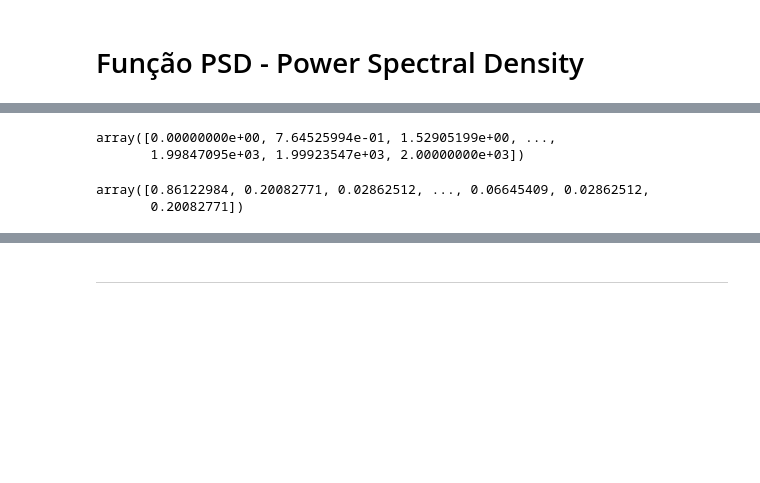
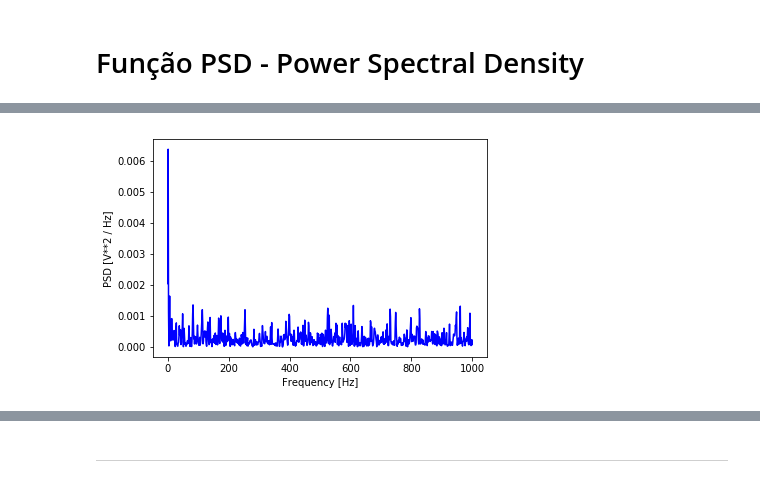
Before and after one commit to Collumbus/PKS_ML, a Jupyter notebook: processing.ipynb, the cells around one changed output, grey strips where cells are left out. Saved outputs shown, nothing was run; the diff lists cells and outputs as text; code cells hidden in the pictures; blank space fills up the shorter version.

```diff
--- a/processing.ipynb
+++ b/processing.ipynb
@@ -196,0 +219,5 @@ def Rms(file_):
+# %%
+c = np.load('preproc/pr06.1.3_fft.npy')
+
+dfn = pd.DataFrame(data=c, columns=['Ch1','Ch2','Ch3','Ch4'])
+dfn.head()
@@ -197,4 +231,4 @@ def Rms(file_):
 # %%
 def get_psd_values(y_values, T, N, f_s):
-    f_values, psd_values = welch(y_values, fs=f_s)
+    f_values, psd_values = welch(y_values, fs=f_s,nperseg=1668)
     return f_values, psd_values
@@ -216,11 +290,10 @@ T = t_n / N
 
 composite_y_value = dfn['Ch1'] #np.sum(dfn['Ch1'], axis=0)
 
-f_values, fft_values = get_fft_values(composite_y_value, T, N, f_s)
+f_values, psd_values = get_psd_values(composite_y_value, T, N, f_s)
 
-plt.plot(f_values, fft_values, linestyle='-', color='blue')
-plt.xlabel('Frequency [Hz]', fontsize=16)
-plt.ylabel('Amplitude', fontsize=16)
-plt.title("Frequency domain of the signal", fontsize=16)
+plt.plot(f_values, psd_values, linestyle='-', color='blue')
+plt.xlabel('Frequency [Hz]')
+plt.ylabel('PSD [V**2 / Hz]')
 plt.show()
 # %% [output]
@@ -229,10 +300 @@ plt.show()
+[figure, added]
-# %%
-f_values
-# %% [output]
-array([0.00000000e+00, 7.64525994e-01, 1.52905199e+00, ...,
-       1.99847095e+03, 1.99923547e+03, 2.00000000e+03])
-# %%
-fft_values
-# %% [output]
-array([0.86122984, 0.20082771, 0.02862512, ..., 0.06645409, 0.02862512,
-       0.20082771])
```
Also changed, not shown: parts of 14 cells of this notebook, 4 other files.
